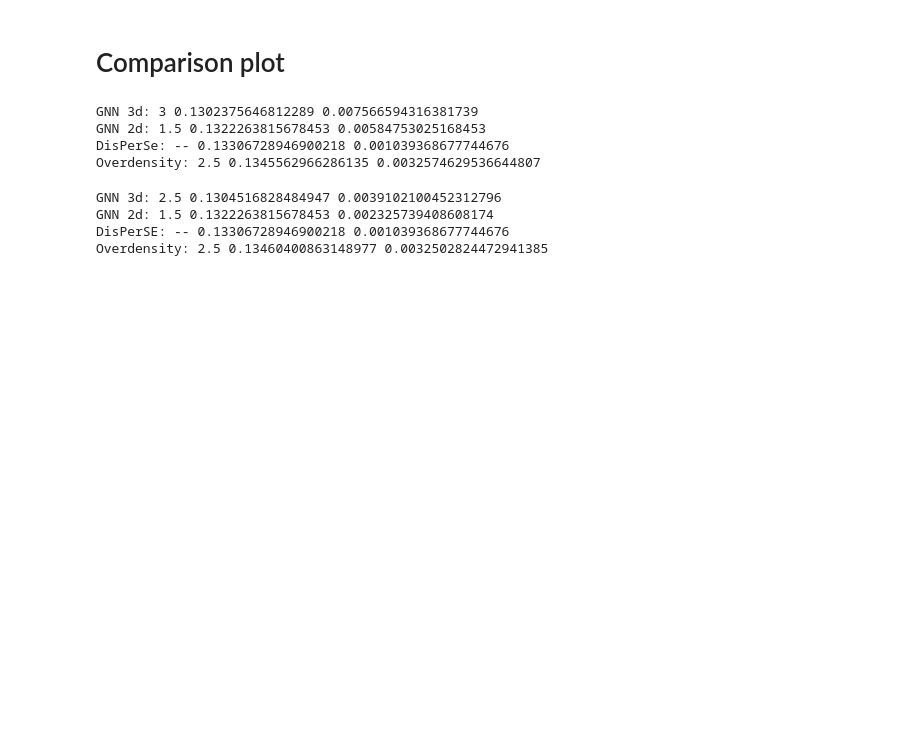
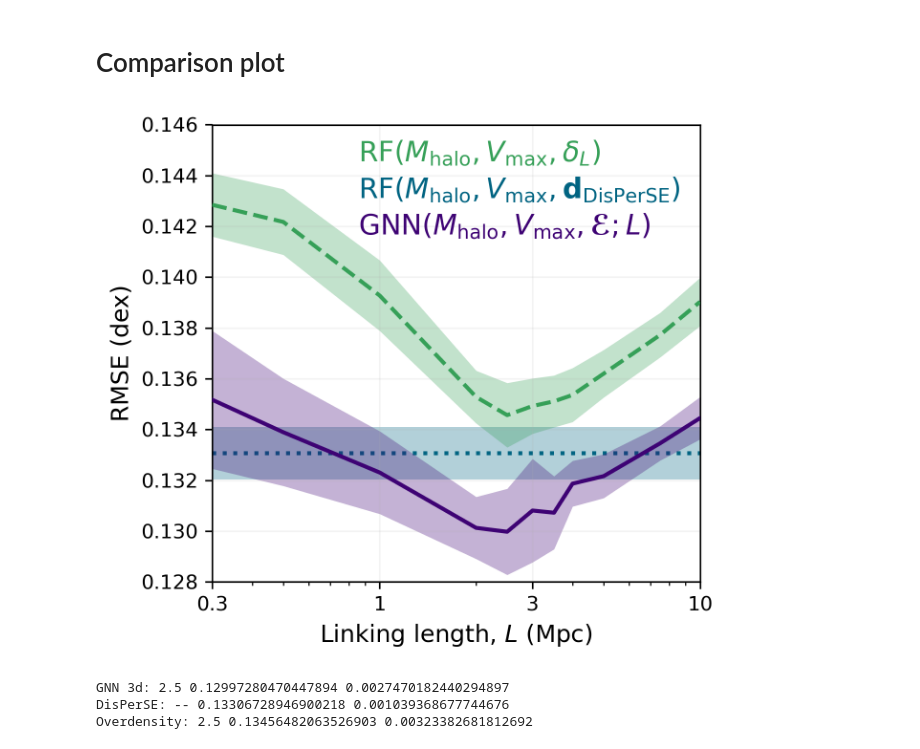
Before and after one commit to jwuphysics/halo-gnns, a Jupyter notebook: notebook/linking-length-tests/disperse_cosmic_web.ipynb, the cells around one changed output. Drawn from its saved outputs; the diff is of its cells as text; code cells hidden in the pictures; blank space fills up the shorter version.

Commit message:
re-run linking length full results

```diff
--- a/notebook/linking-length-tests/disperse_cosmic_web.ipynb
+++ b/notebook/linking-length-tests/disperse_cosmic_web.ipynb
@@ -353,11 +355,9 @@ def rmse(p, y): return ((p - y) ** 2).mean()**0.5
 # %%
 def get_rmse_kfold(k, D):
     df_3d = pd.read_csv(f"{results_dir}/r_link{D}/validation-fold{k}.csv")
-    df_2d = pd.read_csv(f"{results_dir}/r_link{D}/validation-projected-fold{k}.csv")
     df_cw = pd.read_csv(f"{ROOT}/results/predicting-Mstar/cosmic_web_disperse/validation-fold{k}.csv")
     return (
         rmse(df_3d["p_GNN_3d"], df_3d["log_Mstar"]),
-        rmse(df_2d["p_GNN_2d"], df_2d["log_Mstar"]),
         rmse(df_3d["p_RF_overdensity"], df_3d["log_Mstar"]),
         rmse(df_cw["p_RF_disperse"], df_cw["log_Mstar"])
     )
@@ -365,75 +365,62 @@ def get_rmse_kfold(k, D):
 loops = 1
 aggr = "multi"
 results_dir = f"{ROOT}/results/predicting-Mstar/gnns-upgraded_{aggr}_loops-{loops}"
-D_links = [0.3, 0.5, 1, 1.5, 2, 2.5, 3, 3.5, 4, 5, 7.5, 10]
+D_links = [0.3, 0.5, 1, 2, 2.5, 3, 3.5, 4, 5, 7.5, 10]
+# %%
+import cmasher as cmr
+C1, C2, C3 = cmr.take_cmap_colors('cmr.rainforest', 3, cmap_range=(0.2, 0.6), return_fmt='hex')
 # %%
 plt.figure(figsize=(4.5, 4.), dpi=300)
 
-rmse_3d, rmse_2d, rmse_overdensity  = [], [], []
+rmse_3d, rmse_overdensity  = [], []
 
 for D in D_links:
     res_k = np.array(list(get_rmse_kfold(k, D) for k in range(1,7))).T
     rmse_3d.append(res_k[0])
-    rmse_2d.append(res_k[1])
-    rmse_overdensity.append(res_k[2])
+    rmse_overdensity.append(res_k[1])
 
-rmse_cw = res_k[3]
+rmse_cw = res_k[2]
 
-plt.axhline(np.mean(rmse_cw), c=c4, lw=2, ls=":", zorder=1)
-plt.axhspan(np.mean(rmse_cw)-np.std(rmse_cw), np.mean(rmse_cw)+np.std(rmse_cw), color=c4, lw=0, alpha=0.3, zorder=1)
+plt.axhline(np.mean(rmse_cw), c=C2, lw=2, ls=":", zorder=1)
+plt.axhspan(np.mean(rmse_cw)-np.std(rmse_cw), np.mean(rmse_cw)+np.std(rmse_cw), color=C2, lw=0, alpha=0.3, zorder=1)
 
-plt.plot(D_links, np.mean(rmse_overdensity, 1), c=c3, lw=2, ls="--", zorder=4)
-plt.fill_between(D_links, np.mean(rmse_overdensity, 1)-np.std(rmse_overdensity, 1), np.mean(rmse_overdensity, 1)+np.std(rmse_overdensity, 1), color=c3, alpha=0.3, lw=0)
+plt.plot(D_links, np.mean(rmse_overdensity, 1), c=C3, lw=2, ls="--", zorder=4)
+plt.fill_between(D_links, np.mean(rmse_overdensity, 1)-np.std(rmse_overdensity, 1), np.mean(rmse_overdensity, 1)+np.std(rmse_overdensity, 1), color=C3, alpha=0.3, lw=0)
 
 # plt.plot(D_links, np.mean(rmse_2d, 1), c=c3, lw=2, zorder=2)
 # plt.fill_between(D_links, np.mean(rmse_2d, 1)-np.std(rmse_2d, 1), np.mean(rmse_2d, 1)+np.std(rmse_2d, 1), color=c3, alpha=0.3, lw=0)
 
-plt.plot(D_links, np.mean(rmse_3d, 1), c=c0, lw=2, zorder=3)
-plt.fill_between(D_links, np.mean(rmse_3d, 1)-np.std(rmse_3d, 1), np.mean(rmse_3d, 1)+np.std(rmse_3d, 1), color=c0, alpha=0.3, lw=0)
+plt.plot(D_links, np.mean(rmse_3d, 1), c=C1, lw=2, zorder=3)
+plt.fill_between(D_links, np.mean(rmse_3d, 1)-np.std(rmse_3d, 1), np.mean(rmse_3d, 1)+np.std(rmse_3d, 1), color=C1, alpha=0.3, lw=0)
 
-plt.text(0.3, 0.84, "RF($M_{\\rm halo},V_{\\rm max},\\mathbf{d}_{\\rm DisPerSE}$)", ha="left", transform=plt.gca().transAxes, fontsize=14, color=c4)
-plt.text(0.3, 0.92, "RF($M_{\\rm halo},V_{\\rm max},\\delta_L$)", ha="left", transform=plt.gca().transAxes, fontsize=14, color=c3)
-plt.text(0.3, 0.76, "GNN($M_{\\rm halo},V_{\\rm max}, \\mathbf{x}, \\mathbf{v};L$)", ha="left", transform=plt.gca().transAxes, fontsize=14, color=c0)
+plt.text(0.3, 0.92, "RF($M_{\\rm halo},V_{\\rm max},\\delta_L$)", ha="left", transform=plt.gca().transAxes, fontsize=14, color=C3)
+plt.text(0.3, 0.84, "RF($M_{\\rm halo},V_{\\rm max},\\mathbf{d}_{\\rm DisPerSE}$)", ha="left", transform=plt.gca().transAxes, fontsize=14, color=C2)
+plt.text(0.3, 0.76, "GNN($M_{\\rm halo},V_{\\rm max}, \\mathbf{ℰ};L$)", ha="left", transform=plt.gca().transAxes, fontsize=14, color=C1)
 
 # plt.legend(loc="upper right", framealpha=0, fontsize=12, markerfirst=False)
 plt.xscale("log")
 plt.xticks(ticks=[0.3, 1, 3, 10], labels=[0.3, 1, 3, 10])
 plt.grid(alpha=0.15)
 plt.xlabel("Linking length, $L$ (Mpc)", fontsize=12)
 plt.ylabel("RMSE (dex)", fontsize=12)
 plt.ylim(0.128, 0.146)
 plt.xlim(0.3, 10)
 plt.tight_layout()
-# plt.savefig(f"{results_dir}/GNN_cosmic_web.pdf")
+plt.savefig(f"{results_dir}/GNN_cosmic_web.pdf")
+# %% [output]
+[figure, added]
 # %%
 best_ind_gnn_3d = np.argmin(np.mean(rmse_3d, 1))
 print("GNN 3d:", D_links[best_ind_gnn_3d], np.array(rmse_3d)[best_ind_gnn_3d].mean(), np.array(rmse_3d)[:best_ind_gnn_3d].std())
 
-best_ind_gnn_2d = np.argmin(np.mean(rmse_2d, 1))
-print("GNN 2d:", D_links[best_ind_gnn_2d], np.array(rmse_2d)[best_ind_gnn_2d].mean(), np.array(rmse_2d)[:best_ind_gnn_2d].std())
+# best_ind_gnn_2d = np.argmin(np.mean(rmse_2d, 1))
+# print("GNN 2d:", D_links[best_ind_gnn_2d], np.array(rmse_2d)[best_ind_gnn_2d].mean(), np.array(rmse_2d)[:best_ind_gnn_2d].std())
 
 print("DisPerSE:", "--", np.mean(rmse_cw), np.std(rmse_cw))
 
 best_ind_overdensity = np.argmin(np.mean(rmse_overdensity, 1))
 print("Overdensity:", D_links[best_ind_overdensity], np.array(rmse_overdensity)[best_ind_overdensity].mean(), np.array(rmse_overdensity)[:best_ind_overdensity].std())
 # %% [output]
-GNN 3d: 3 0.1302375646812289 0.007566594316381739
-GNN 2d: 1.5 0.1322263815678453 0.00584753025168453
-DisPerSe: -- 0.13306728946900218 0.001039368677744676
-Overdensity: 2.5 0.1345562966286135 0.0032574629536644807
+GNN 3d: 2.5 0.12997280470447894 0.0027470182440294897
+DisPerSE: -- 0.13306728946900218 0.001039368677744676
+Overdensity: 2.5 0.13456482063526903 0.00323382681812692
-# %%
-best_ind_gnn_3d = np.argmin(np.mean(rmse_3d, 1))
-print("GNN 3d:", D_links[best_ind_gnn_3d], np.array(rmse_3d)[best_ind_gnn_3d].mean(), np.array(rmse_3d)[:best_ind_gnn_3d].std())
-
-best_ind_gnn_2d = np.argmin(np.mean(rmse_2d, 1))
-print("GNN 2d:", D_links[best_ind_gnn_2d], np.array(rmse_2d)[best_ind_gnn_2d].mean(), np.array(rmse_2d)[:best_ind_gnn_2d].std())
-
-print("DisPerSE:", "--", np.mean(rmse_cw), np.std(rmse_cw))
-
-best_ind_overdensity = np.argmin(np.mean(rmse_overdensity, 1))
-print("Overdensity:", D_links[best_ind_overdensity], np.array(rmse_overdensity)[best_ind_overdensity].mean(), np.array(rmse_overdensity)[:best_ind_overdensity].std())
-# %% [output]
-GNN 3d: 2.5 0.1304516828484947 0.0039102100452312796
-GNN 2d: 1.5 0.1322263815678453 0.002325739408608174
-DisPerSE: -- 0.13306728946900218 0.001039368677744676
-Overdensity: 2.5 0.13460400863148977 0.0032502824472941385
```
Also changed, not shown: parts of 6 cells of this notebook, 2 other files.
